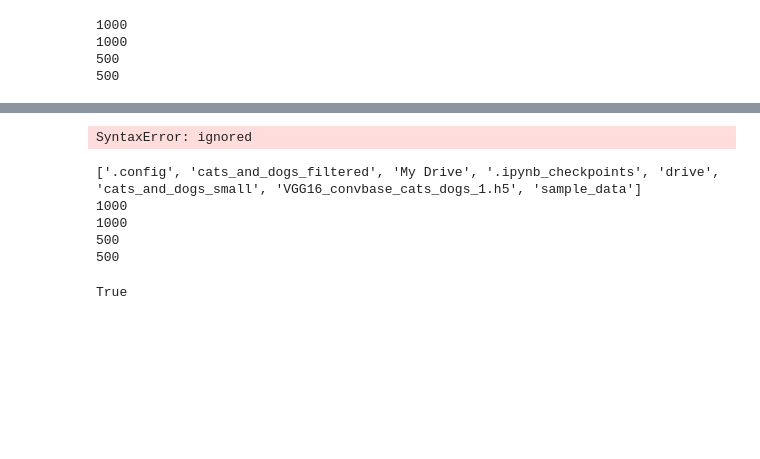
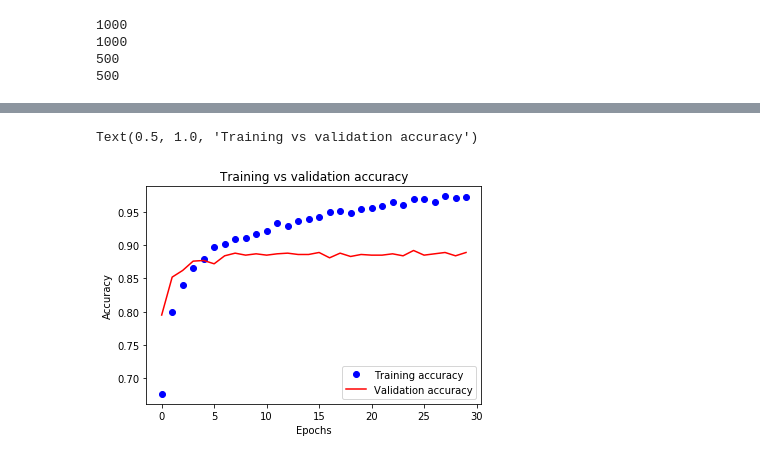
Before and after one commit to amamra-abdenour/Deep_Learning_Python, a Jupyter notebook: DeapLearning_7.ipynb, the cells around one changed output, grey strips where cells are left out. Saved outputs shown, nothing was run; the diff lists cells and outputs as text; code cells hidden in the pictures; blank space fills up the shorter version.

```diff
--- a/DeapLearning_7.ipynb
+++ b/DeapLearning_7.ipynb
@@ -169,7 +166,7 @@ def extract_features(directory, sample_count):
         break
     return features, labels
 # %%
-train_features, train_labels = extract_features(train_dir,20)
-validation_features, validation_labels = extract_features(validation_dir,20)
+train_features, train_labels = extract_features(train_dir,2000)
+validation_features, validation_labels = extract_features(validation_dir,1000)
 # %% [output]
 Found 2000 images belonging to 2 classes.
@@ -189,6 +184,6 @@ print(validation_labels.shape)
 # %%
-train_features = np.reshape(train_features,(20, 4 * 4 * 512))
-validation_features = np.reshape(validation_features,(20, 4 * 4 * 512))
+train_features = np.reshape(train_features,(2000, 4 * 4 * 512))
+validation_features = np.reshape(validation_features,(1000, 4 * 4 * 512))
 # %%
 import keras
 from keras.models import Sequential
@@ -202,12 +197,12 @@ model.add(Dense(256, activation = relu, input_dim =(4*4*512)))
 model.add(Dropout(0.5))
 model.add(Dense(1,activation = sigmoid))
 
-model.compile (optimizer = rmsprop(lr=1e-5),
+model.compile (optimizer = rmsprop(lr=2e-5),
                loss=binary_crossentropy,
                metrics=['acc'])
 
 history = model.fit(train_features, train_labels,
-          epochs = 20,
+          epochs = 30,
           batch_size = 20,
           validation_data = (validation_features, validation_labels)
           )
@@ -233,31 +228,15 @@ Epoch 20/20
-# %%
-def smooth_curve()
-# %% [output]
-SyntaxError: ignored
-# %%
-import shutil
-import os
-
-current_dir = '/content/'
-print(os.listdir())
-#shutil.copytree(os.path.join(current_dir,'cats_and_dogs_small/'),
-#               os.path.join(current_dir,'My Drive/DeepLearning Data/'))
-path_train_cats = os.path.join(current_dir,'My Drive/DeepLearning Data/train/cats')
-path_train_dogs = os.path.join(current_dir,'My Drive/DeepLearning Data/train/dogs')
-path_validation_cats = os.path.join(current_dir,'My Drive/DeepLearning Data/validation/cats')
-path_validation_dogs = os.path.join(current_dir,'My Drive/DeepLearning Data/validation/dogs')
-
-print(len(os.listdir(path_train_cats)))
-print(len(os.listdir(path_train_dogs)))
-print(len(os.listdir(path_validation_cats)))
-print(len(os.listdir(path_validation_dogs)))
-# %% [output]
-['.config', 'cats_and_dogs_filtered', 'My Drive', '.ipynb_checkpoints', 'drive', 'cats_and_dogs_small', 'VGG16_convbase_cats_dogs_1.h5', 'sample_data']
-1000
-1000
-500
-500
-# %%
-print(os.path.isdir('/content/cats_and_dogs_small/'))
-# %% [output]
-True
+# %%
+import matplotlib.pyplot as plt
+
+train_acc = history.history['acc']
+val_acc = history.history['val_acc']
+epochs = range(len(val_acc))
+plt.plot(epochs,train_acc,'bo',label="Training accuracy")
+plt.plot(epochs,val_acc,'r-',label="Validation accuracy")
+plt.xlabel('Epochs')
+plt.ylabel('Accuracy')
+plt.legend()
+plt.title('Training vs validation accuracy')
+# %% [output]
+Text(0.5, 1.0, 'Training vs validation accuracy')
+[figure, added]
```
Also changed, not shown: parts of 24 cells of this notebook.
